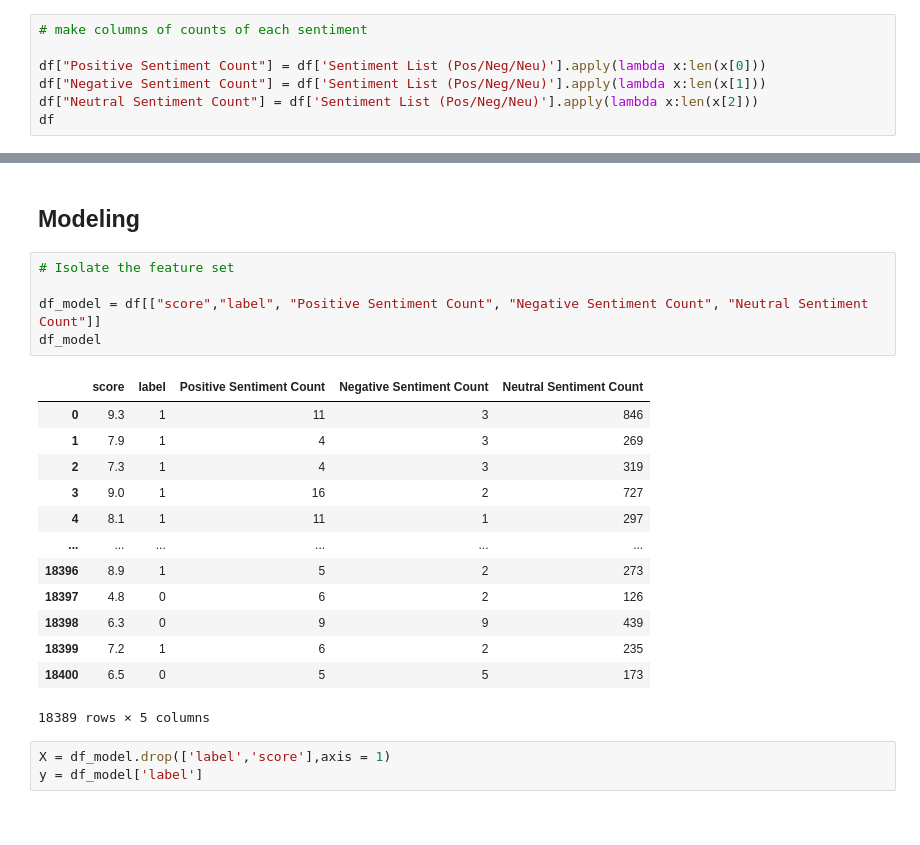
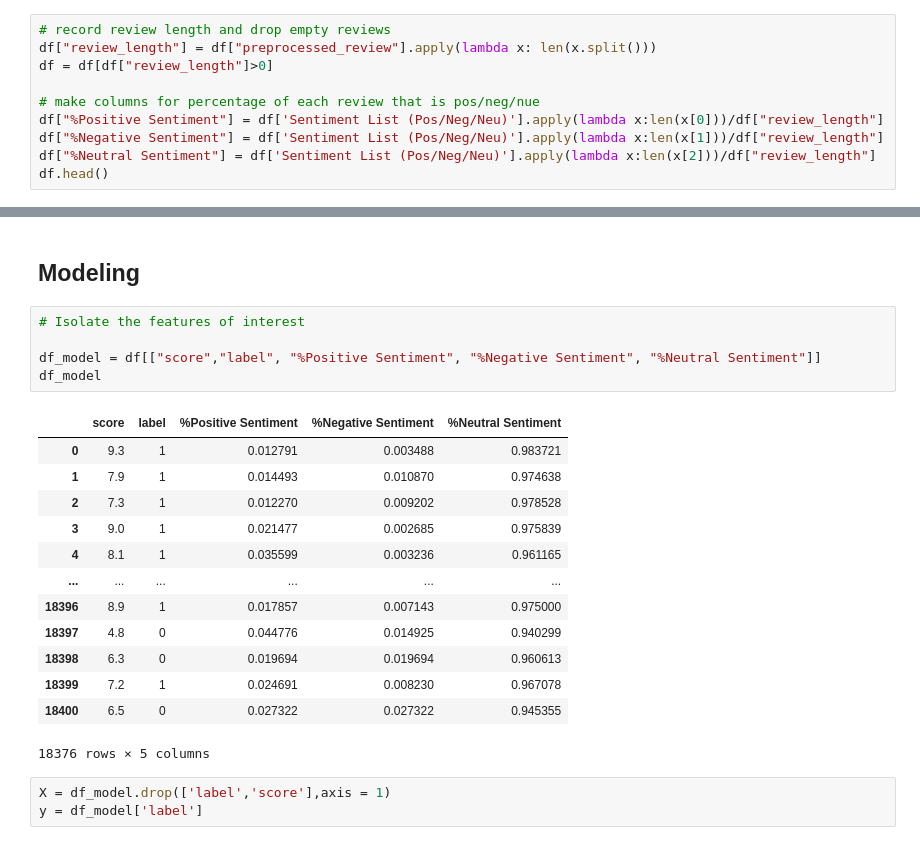
Before and after one commit to Lewy09-Tm25/Album-Reviews-Sentiment-Analysis, a Jupyter notebook: baseline_notebook.ipynb, the cells around one changed output, grey strips where cells are left out. Drawn from its saved outputs; the diff is of its cells as text.

```diff
--- a/baseline_notebook.ipynb
+++ b/baseline_notebook.ipynb
@@ -61,10 +60,13 @@ df.head()
 | 3 | 22661 | Kleenex began with a crash. It tr... | first songs | kleenex, liliput | http://pitchfork.com/reviews/albu... | 9.0 | 1 | jenn pelly | associate reviews editor | 2017-01-06 | ... |
 | 4 | 22725 | It is impossible to consider a gi... | new start | taso | http://pitchfork.com/reviews/albu... | 8.1 | 0 | kevin lozano | tracks coordinator | 2017-01-06 | ... |
 # %%
-# make columns of counts of each sentiment
+# record review length and drop empty reviews
+df["review_length"] = df["preprocessed_review"].apply(lambda x: len(x.split()))
+df = df[df["review_length"]>0]
 
-df["Positive Sentiment Count"] = df['Sentiment List (Pos/Neg/Neu)'].apply(lambda x:len(x[0]))
-df["Negative Sentiment Count"] = df['Sentiment List (Pos/Neg/Neu)'].apply(lambda x:len(x[1]))
-df["Neutral Sentiment Count"] = df['Sentiment List (Pos/Neg/Neu)'].apply(lambda x:len(x[2]))
-df
+# make columns for percentage of each review that is pos/neg/nue
+df["%Positive Sentiment"] = df['Sentiment List (Pos/Neg/Neu)'].apply(lambda x:len(x[0]))/df["review_length"]
+df["%Negative Sentiment"] = df['Sentiment List (Pos/Neg/Neu)'].apply(lambda x:len(x[1]))/df["review_length"]
+df["%Neutral Sentiment"] = df['Sentiment List (Pos/Neg/Neu)'].apply(lambda x:len(x[2]))/df["review_length"]
+df.head()
 # %% [output]
@@ -95,24 +112,24 @@ df.head()
 # %% [markdown]
 ## Modeling
 # %%
-# Isolate the feature set
+# Isolate the features of interest
 
-df_model = df[["score","label", "Positive Sentiment Count", "Negative Sentiment Count", "Neutral Sentiment Count"]]
+df_model = df[["score","label", "%Positive Sentiment", "%Negative Sentiment", "%Neutral Sentiment"]]
 df_model
 # %% [output]
-|  | score | label | Positive Sentiment Count | Negative Sentiment Count | Neutral Sentiment Count |
-| 0 | 9.3 | 1 | 11 | 3 | 846 |
-| 1 | 7.9 | 1 | 4 | 3 | 269 |
-| 2 | 7.3 | 1 | 4 | 3 | 319 |
-| 3 | 9.0 | 1 | 16 | 2 | 727 |
-| 4 | 8.1 | 1 | 11 | 1 | 297 |
+|  | score | label | %Positive Sentiment | %Negative Sentiment | %Neutral Sentiment |
+| 0 | 9.3 | 1 | 0.012791 | 0.003488 | 0.983721 |
+| 1 | 7.9 | 1 | 0.014493 | 0.010870 | 0.974638 |
+| 2 | 7.3 | 1 | 0.012270 | 0.009202 | 0.978528 |
+| 3 | 9.0 | 1 | 0.021477 | 0.002685 | 0.975839 |
+| 4 | 8.1 | 1 | 0.035599 | 0.003236 | 0.961165 |
 | ... | ... | ... | ... | ... | ... |
-| 18396 | 8.9 | 1 | 5 | 2 | 273 |
-| 18397 | 4.8 | 0 | 6 | 2 | 126 |
-| 18398 | 6.3 | 0 | 9 | 9 | 439 |
-| 18399 | 7.2 | 1 | 6 | 2 | 235 |
-| 18400 | 6.5 | 0 | 5 | 5 | 173 |
+| 18396 | 8.9 | 1 | 0.017857 | 0.007143 | 0.975000 |
+| 18397 | 4.8 | 0 | 0.044776 | 0.014925 | 0.940299 |
+| 18398 | 6.3 | 0 | 0.019694 | 0.019694 | 0.960613 |
+| 18399 | 7.2 | 1 | 0.024691 | 0.008230 | 0.967078 |
+| 18400 | 6.5 | 0 | 0.027322 | 0.027322 | 0.945355 |
-18389 rows × 5 columns
+18376 rows × 5 columns
 # %%
 X = df_model.drop(['label','score'],axis = 1)
 y = df_model['label']
```
Also changed, not shown: parts of 5 cells of this notebook, 1 other file.
